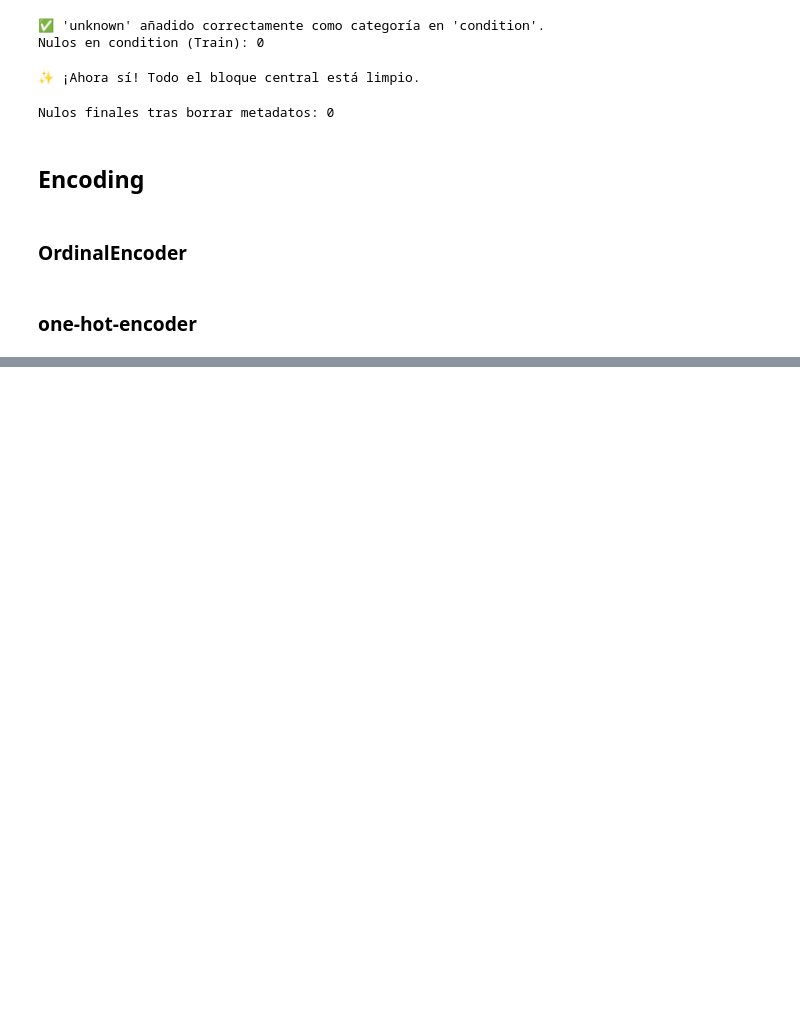
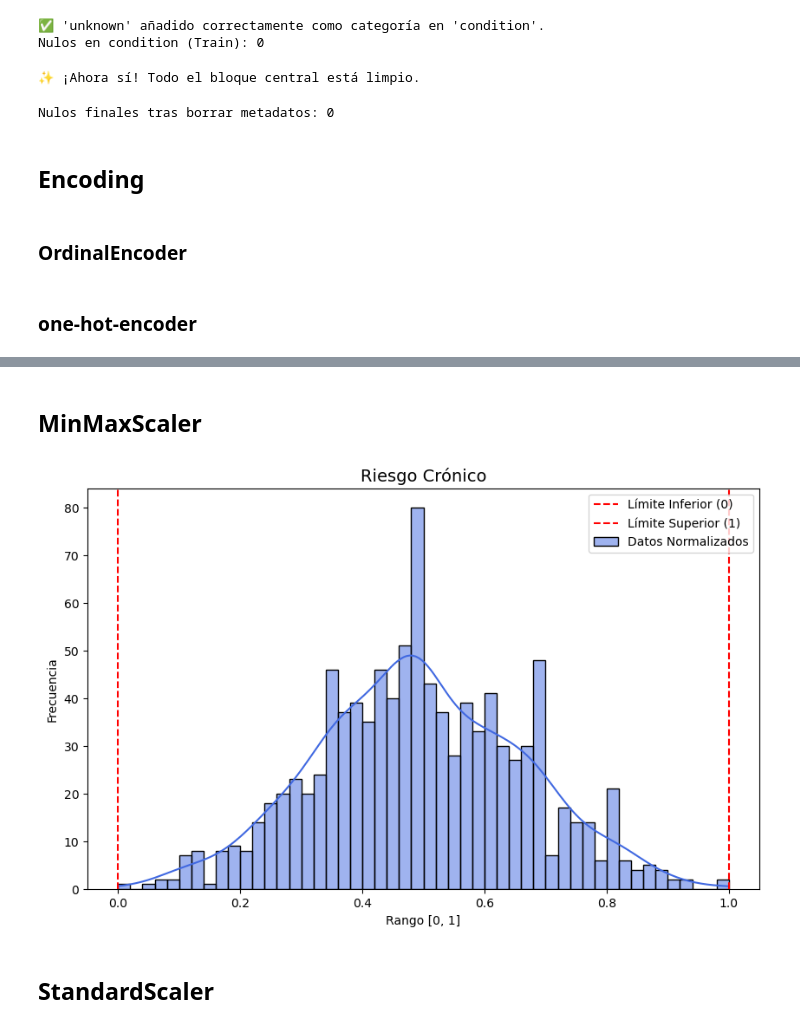
Before and after one commit to AntonioDavid333/python-ud3-ejercicios, a Jupyter notebook: ejercicios.ipynb, the cells around one changed output, grey strips where cells are left out. Cells and saved outputs as stored; diff of their text form; code cells hidden in the pictures; blank space fills up the shorter version.

```diff
--- a/ejercicios.ipynb
+++ b/ejercicios.ipynb
@@ -632,0 +621,5 @@ hecho
+# %%
+df = pd.read_csv("datos_hospital")
+df = df.sample(n=1000)
+print(df.info())
+df.head(30)
@@ -632,0 +714,6 @@ hecho
+# %%
+df["ingreso_anual"] = df["ingreso_anual"].fillna(df["ingreso_anual"].median())
+df["riesgo_cronico"] = df["riesgo_cronico"].fillna(df["riesgo_cronico"].median())
+df["gasto_sanitario"] = df["gasto_sanitario"].fillna(df["gasto_sanitario"].median())
+
+df.isnull().sum()
@@ -632,0 +733,24 @@ hecho
+# %% [markdown]
+## MinMaxScaler
+# %%
+from sklearn.preprocessing import MinMaxScaler
+
+minmax = MinMaxScaler()
+df['riesgo_mm'] = minmax.fit_transform(df[['riesgo_cronico']])
+# %%
+plt.figure(figsize=(10, 6))
+sns.histplot(df['riesgo_mm'], kde=True, color='royalblue', bins=50, label='Datos Normalizados')
+plt.title('Riesgo Crónico', fontsize=14)
+plt.xlabel('Rango [0, 1]')
+plt.ylabel('Frecuencia')
+
+
+plt.axvline(0, color='red', linestyle='--', label='Límite Inferior (0)')
+plt.axvline(1, color='red', linestyle='--', label='Límite Superior (1)')
+
+plt.legend(loc='upper right')
+plt.show()
+# %% [output]
+[figure, added]
+# %% [markdown]
+## StandardScaler
```
Also changed, not shown: parts of 15 cells of this notebook.
